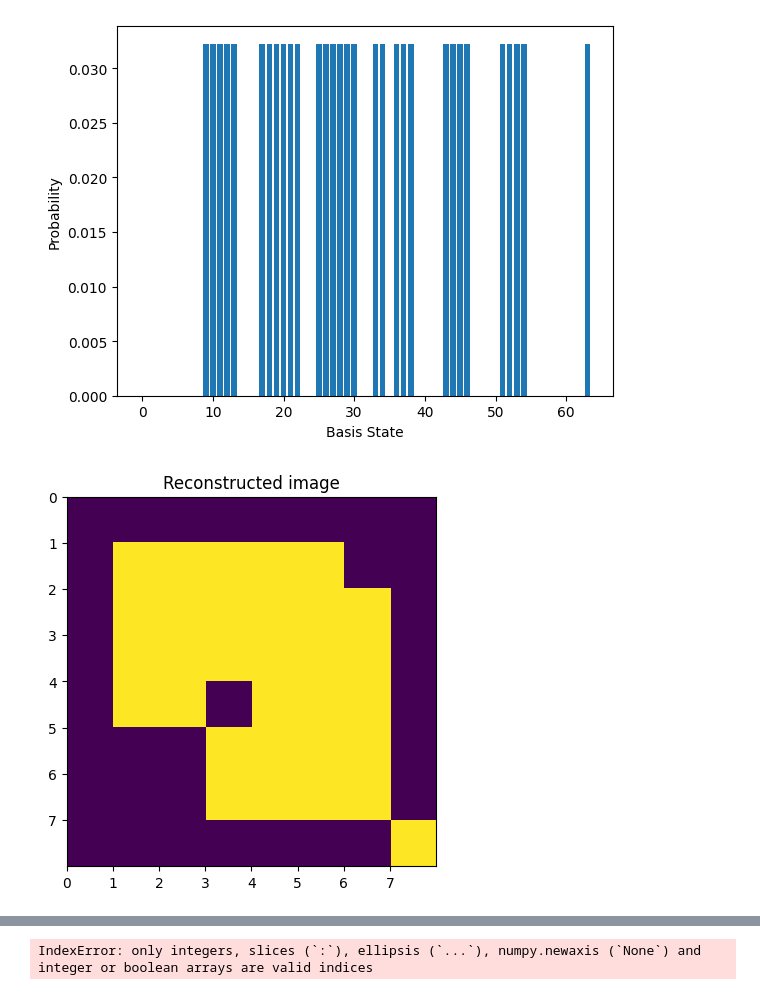
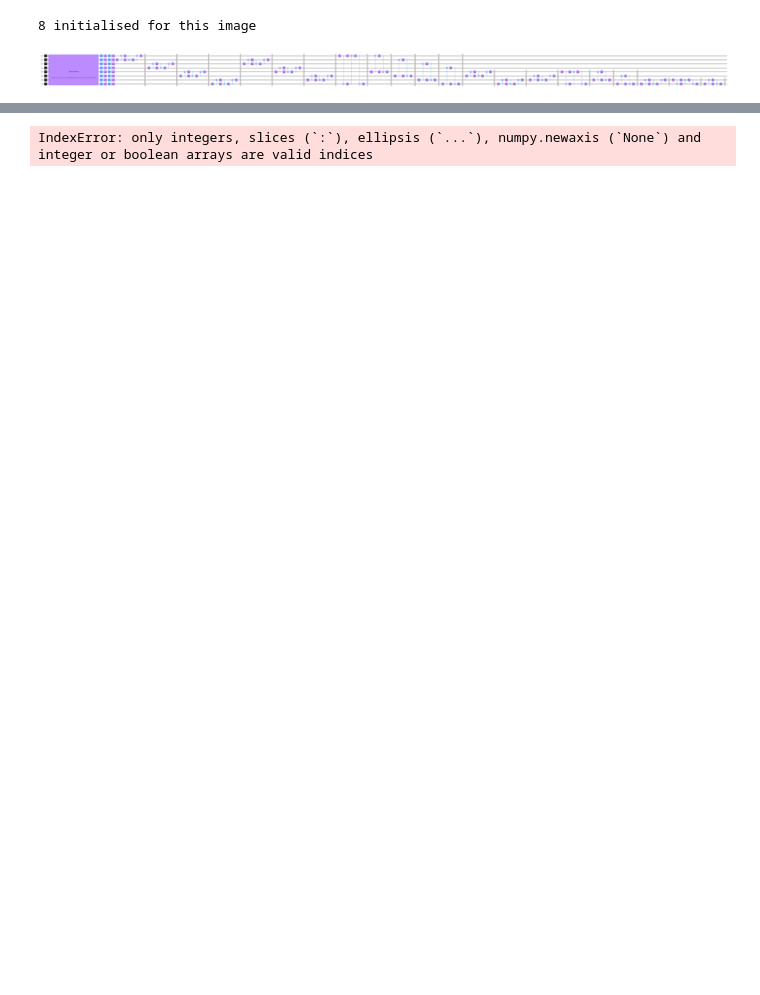
Before and after one commit to el-dAna/2023_IonQ_Remote, a Jupyter notebook: part1_example_qiskit.ipynb, the cells around one changed output, grey strips where cells are left out. Saved outputs shown, nothing was run; the diff lists cells and outputs as text; code cells hidden in the pictures; blank space fills up the shorter version.

Commit message:
added zfeature map for trainable parameter vectors

```diff
--- a/part1_example_qiskit.ipynb
+++ b/part1_example_qiskit.ipynb
@@ -132,47 +237,78 @@ def plot_image(img, title='Reconstructed image'):
 def encode(image):
     image_norm_h, rms, pixel_num = amplitude_encode(image)
     num_qubits = int(np.log2(pixel_num))
+    print(f"{num_qubits} initialised for this image")
     qc_h = QuantumCircuit(num_qubits)
     qc_h.initialize(image_norm_h, range(0, num_qubits))
-    return qc_h, rms
+    return qc_h, rms, num_qubits
 
 def simulate(circuit, show_histogram=True):
     backend = Aer.get_backend('statevector_simulator')
     job = execute(circuit, backend)
     result = job.result()
     statevector = result.get_statevector()
     probabilities = np.array(np.abs(statevector)**2)
     if show_histogram:
         plt.bar(range((2**circuit.num_qubits)), probabilities)
         plt.xlabel('Basis State')
         plt.ylabel('Probability')
         plt.show()
     return probabilities
 
 def decode(probabilities, rms):
     prob_sqrt = np.sqrt(probabilities)
     reconstructed_image = prob_sqrt * rms
     dim = int(np.sqrt(len(reconstructed_image)))
     return reconstructed_image.reshape(dim, dim)
 
 def run_part1(image):
     #encode image into a circuit
-    circuit, rms =encode(image)
+    circuit, rms, num_qubits = encode(image)
 
     #simulate circuit
-    histogram=simulate(circuit)
+    histogram=simulate(circuit, show_histogram=False)
 
     #reconstruct the image
     image_re=decode(histogram, rms)
 
-    return circuit,image_re
+    return circuit,image_re, num_qubits
 
-img2 = Image.fromarray(img)
-img2 = np.array(img2.resize((16,16)))
+img2 = Image.fromarray(train_images[0])
+resized_dimention = 16
+img2 = np.array(img2.resize((resized_dimention, resized_dimention)))
+circuit, test_image, num_qubits = run_part1(img2)
 
-circuit, test_image = run_part1(image)
-# circuit2, test_image2 = run_part1(img2.T)
-plot_image(test_image)
+qubits_list = list(range(num_qubits))
+feature_map = ZFeatureMap(num_qubits)  # initialise feature map to capture total pixels
+
+ansatz = QuantumCircuit(8, name="Ansatz")
+
+# First Convolutional Layer
+ansatz.compose(conv_layer(8, "с1"), qubits=list(range(8)), inplace=True)
+# First Pooling Layer
+ansatz.compose(pool_layer([0, 1, 2, 3], [4, 5, 6, 7], "p1"), list(range(8)), inplace=True)
+
+# Second Convolutional Layer
+ansatz.compose(conv_layer(4, "c2"), list(range(4, 8)), inplace=True)
+# Second Pooling Layer
+ansatz.compose(pool_layer([0, 1], [2, 3], "p2"), list(range(4, 8)), inplace=True)
+
+# Third Convolutional Layer
+ansatz.compose(conv_layer(2, "c3"), list(range(6, 8)), inplace=True)
+# Third Pooling Layer
+ansatz.compose(pool_layer([0], [1], "p3"), list(range(6, 8)), inplace=True)
+
+
+#print(ansatz.parameters)
+circuit.compose(feature_map, range(8), inplace=True)
+#circuit.append(feature_map, range(num_qubits))
+circuit.compose(ansatz, range(8), inplace=True)
+#circuit.append(ansatz, range(num_qubits))
+
+circuit.decompose().draw("mpl", fold=-1)
+
+# circuit2, test_image2 = run_part1(img.T)
+#plot_image(test_image)
 # %% [output]
+8 initialised for this image
-[figure, old version]
+[figure, new version]
-[figure, removed]
```
Also changed, not shown: parts of 4 cells of this notebook, 3 other files.
